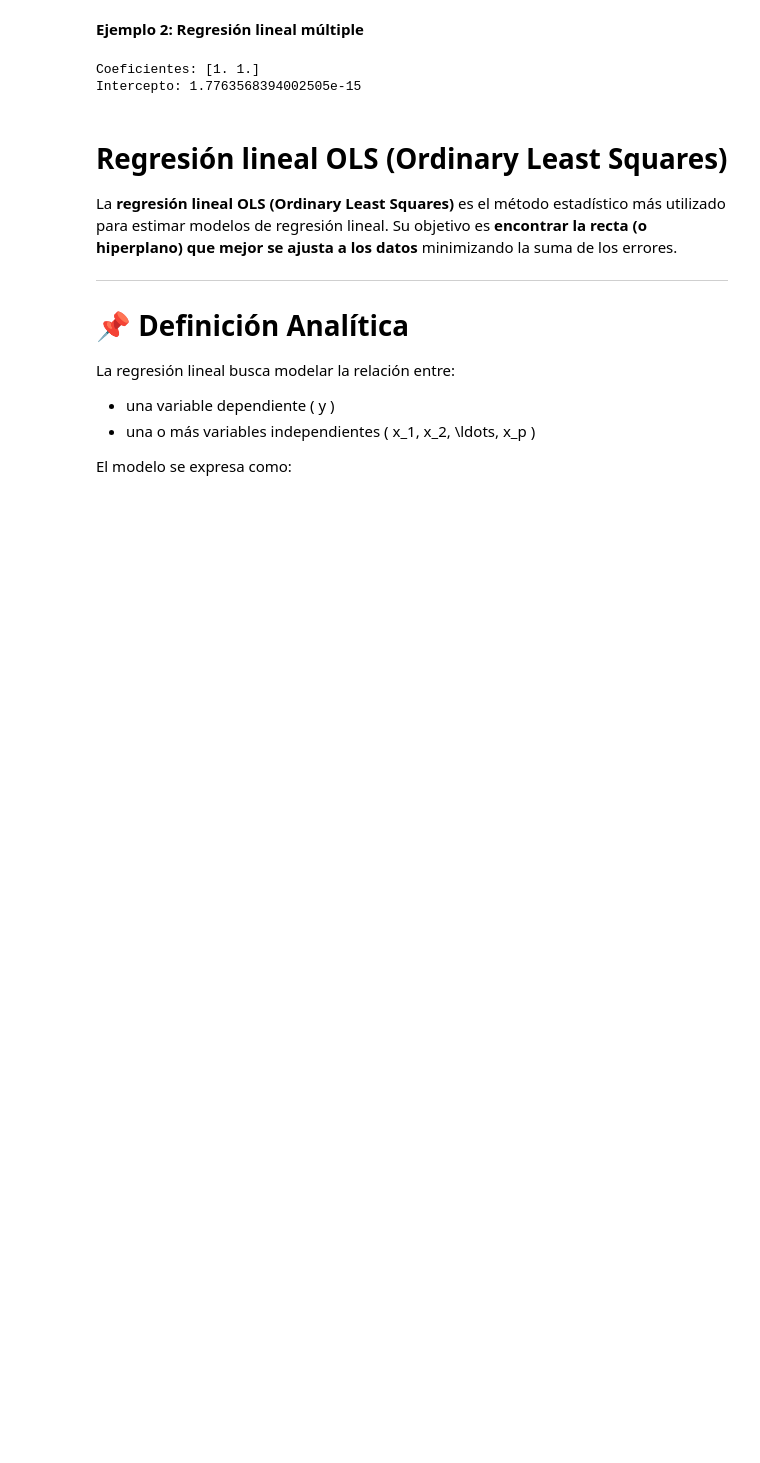
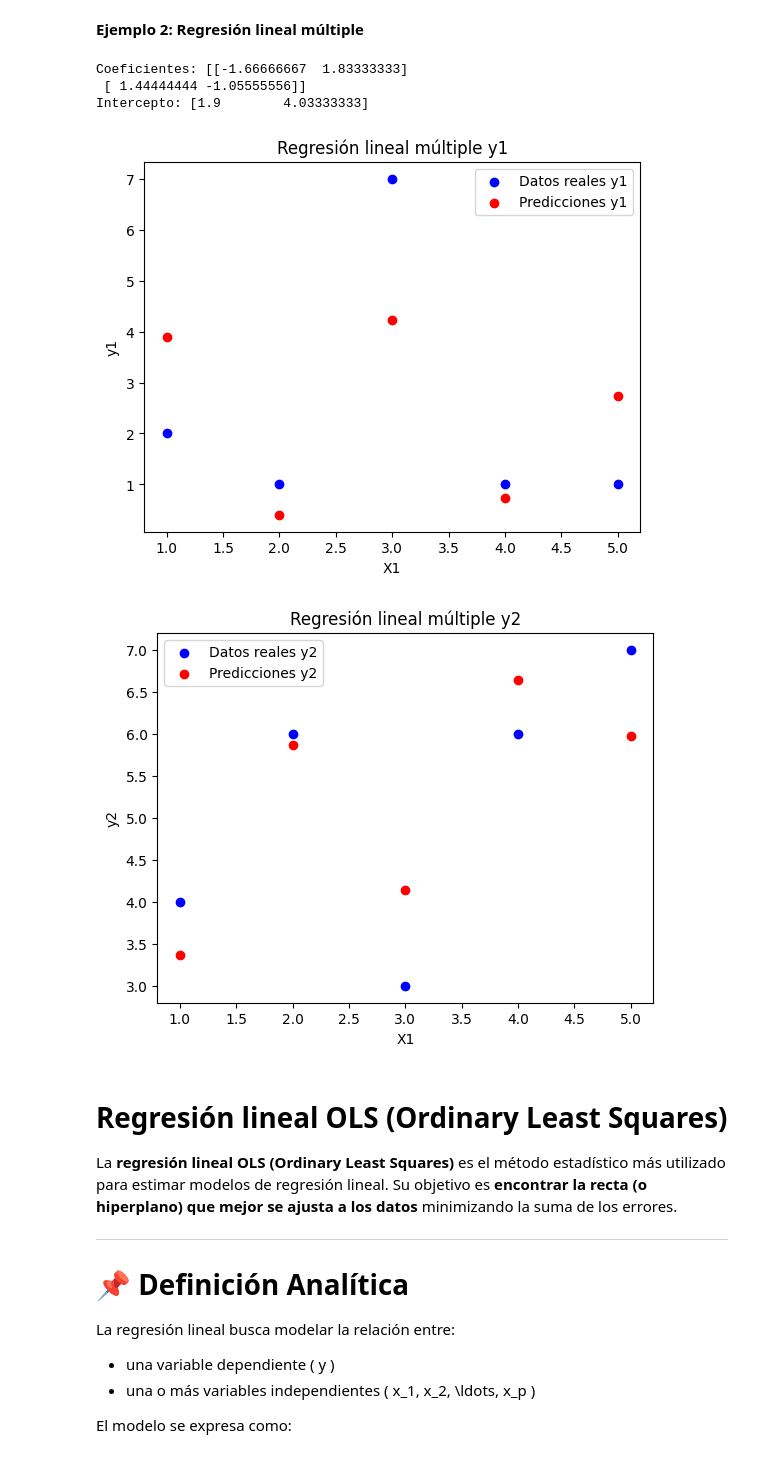
Before and after one commit to paranedagarcia/ciencia-de-datos, a Jupyter notebook: notebooks/aprendizaje_supervisado/Regresion_lineal.ipynb, the cells around one changed output. Cells and saved outputs as stored; diff of their text form; code cells hidden in the pictures; blank space fills up the shorter version.

```diff
--- a/notebooks/aprendizaje_supervisado/Regresion_lineal.ipynb
+++ b/notebooks/aprendizaje_supervisado/Regresion_lineal.ipynb
@@ -61,16 +61,38 @@ plt.show()
 # %%
 # Datos de ejemplo para regresión múltiple
 X_multi = np.array([[1, 2], [2, 1], [3, 4], [4, 3], [5, 5]])
-y_multi = np.array([3, 3, 7, 7, 10])
+y_multi = np.array([[2, 4], [1, 6], [7, 3], [1, 6], [1, 7]])
 
 modelo_multi = LinearRegression()
 modelo_multi.fit(X_multi, y_multi)
 
 print("Coeficientes:", modelo_multi.coef_)
 print("Intercepto:", modelo_multi.intercept_)
+
+# grafica la predicion y los datos reales
+y_pred_multi = modelo_multi.predict(X_multi)
+plt.scatter(X_multi[:, 0], y_multi[:, 0], color='blue', label='Datos reales y1')
+plt.scatter(X_multi[:, 0], y_pred_multi[:, 0], color='red', label='Predicciones y1')
+plt.xlabel('X1')
+plt.ylabel('y1')
+plt.legend()
+plt.title('Regresión lineal múltiple y1')
+plt.show()
+
+# grafica la predicion y los datos reales para y2
+plt.scatter(X_multi[:, 0], y_multi[:, 1], color='blue', label='Datos reales y2')
+plt.scatter(X_multi[:, 0], y_pred_multi[:, 1], color='red', label='Predicciones y2')
+plt.xlabel('X1')
+plt.ylabel('y2')
+plt.legend()
+plt.title('Regresión lineal múltiple y2')
+plt.show()
 # %% [output]
-Coeficientes: [1. 1.]
-Intercepto: 1.7763568394002505e-15
+Coeficientes: [[-1.66666667  1.83333333]
+ [ 1.44444444 -1.05555556]]
+Intercepto: [1.9        4.03333333]
+[figure, added]
+[figure, added]
 # %% [markdown]
 # Regresión lineal OLS (Ordinary Least Squares)
 
```
Also changed, not shown: parts of 2 cells of this notebook, 2 other files.
